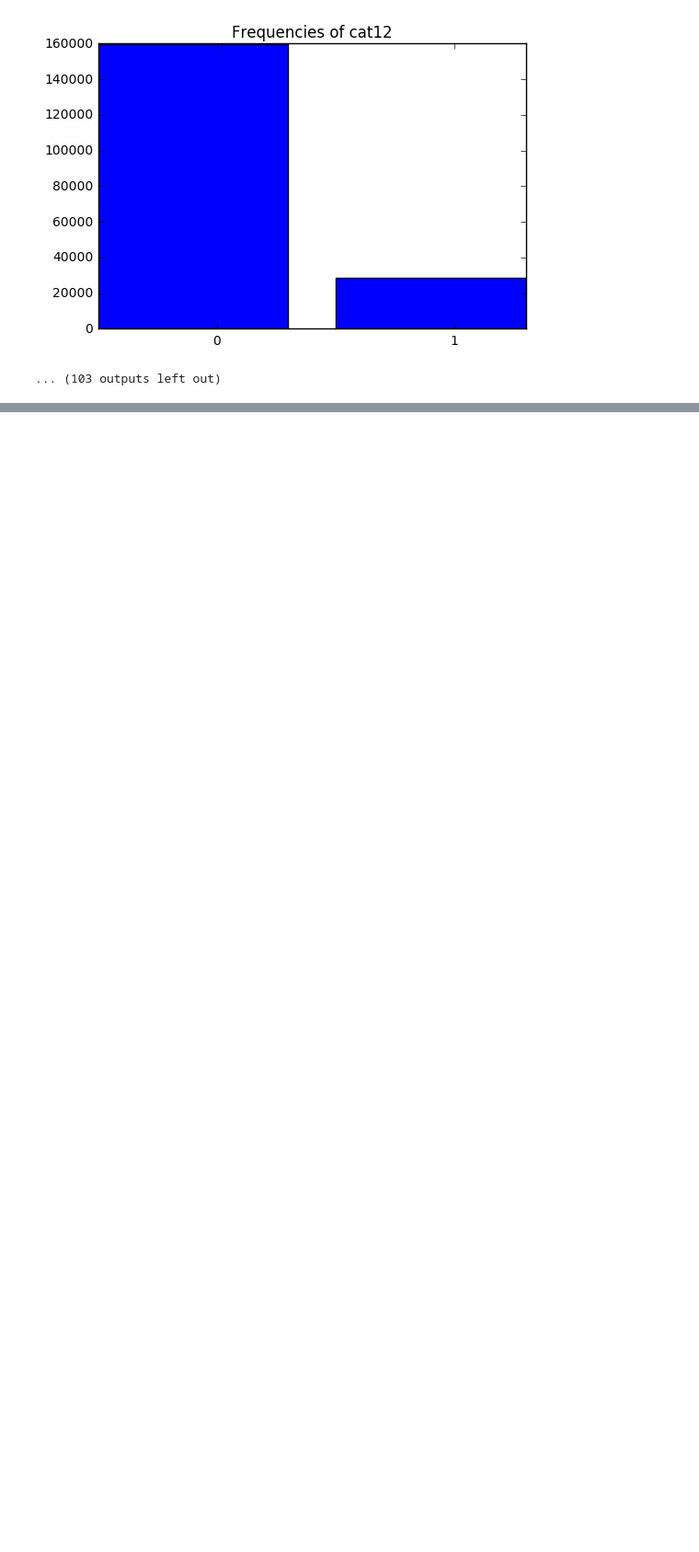
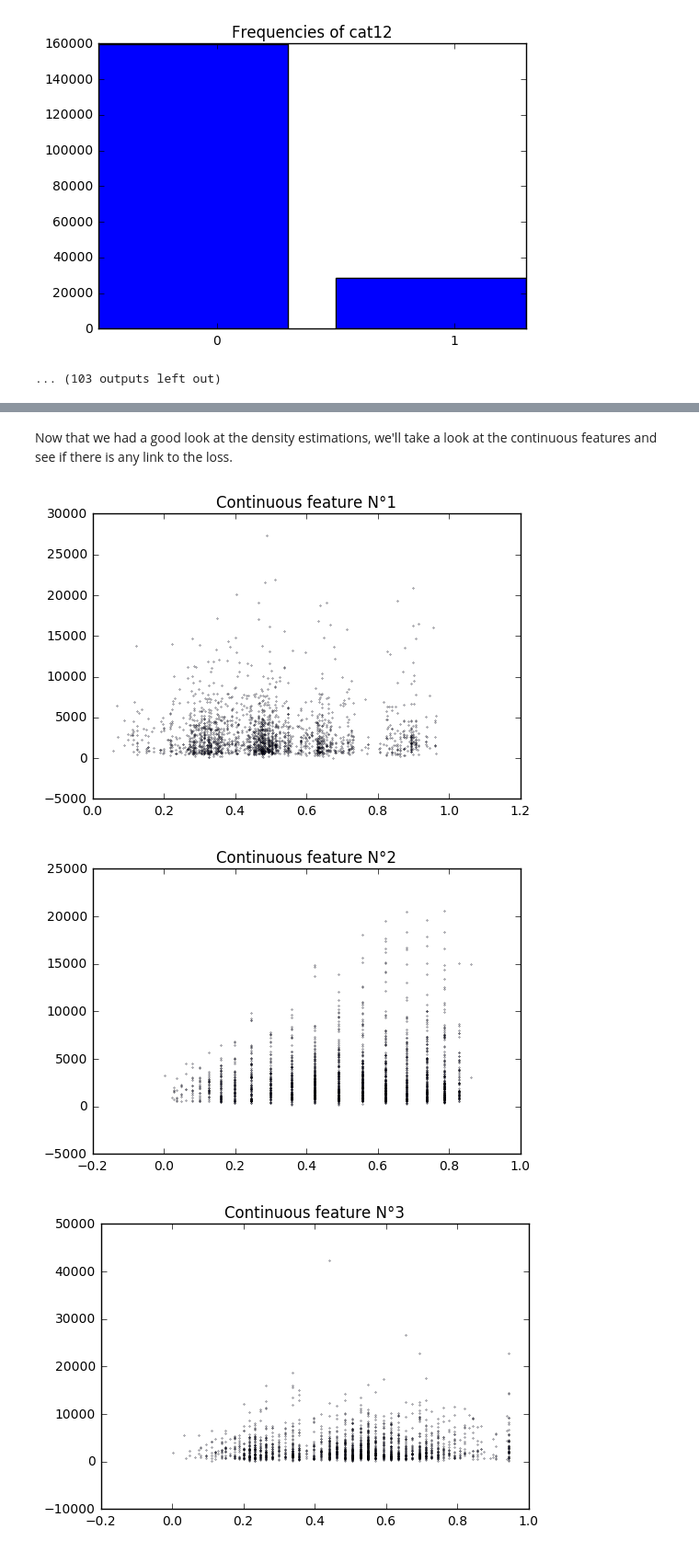
Before and after one commit to gabrieldemarmiesse/Allstate-claims-severity-competition, a Jupyter notebook: Allstate competition.ipynb, the cells around one changed output, grey strips where cells are left out. Shown at 92% size. Drawn from its saved outputs; the diff is of its cells as text; code cells hidden in the pictures; blank space fills up the shorter version.

```diff
--- a/Allstate competition.ipynb
+++ b/Allstate competition.ipynb
@@ -282,0 +292,30 @@ def plot_loss_by_cat(idx, max_cat=4):
+# %%
+for i in range(60,80):
+    densityEstimation(i+1)
+# %%
+for i in range(80,100):
+    densityEstimation(i+1)
+# %%
+for i in range(100,len(cats)):
+    densityEstimation(i+1)
+# %% [markdown]
+Now that we had a good look at the density estimations, we'll take a look at the continuous features and see if there is any link to the loss.
+# %%
+def sample_and_plot(cont_idx):
+    symplified_rdd = df.select([conts[cont_idx],"loss"]).rdd
+    sample = symplified_rdd.takeSample(False, 2000)
+    continuous_sample = []
+    loss_sample = []
+    for row in sample:
+        continuous_sample.append(row[0])
+        loss_sample.append(row[1])
+    plt.scatter(continuous_sample, loss_sample, s = 0.07)
+    plt.title("Continuous feature N°" + str(cont_idx+1))
+    plt.show()
+# %%
+for i in range(13):
+    sample_and_plot(i)
+# %% [output]
+[figure, added]
+[figure, added]
+[figure, added]
```
Also changed, not shown: parts of 13 cells of this notebook.
